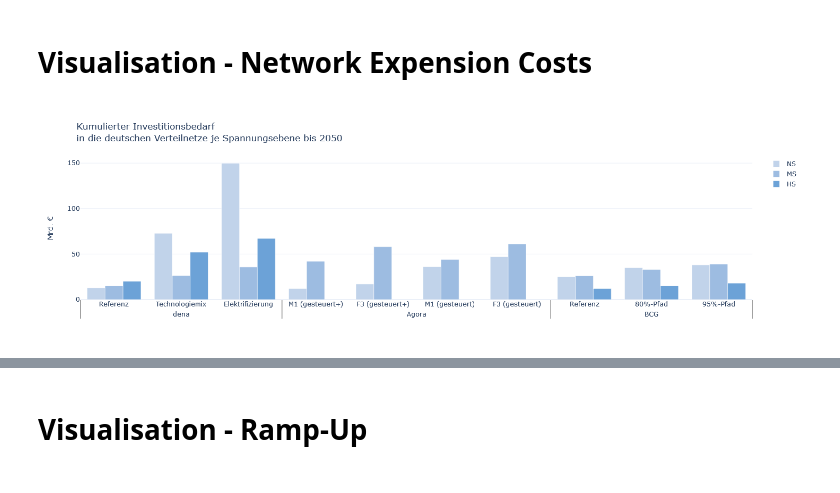
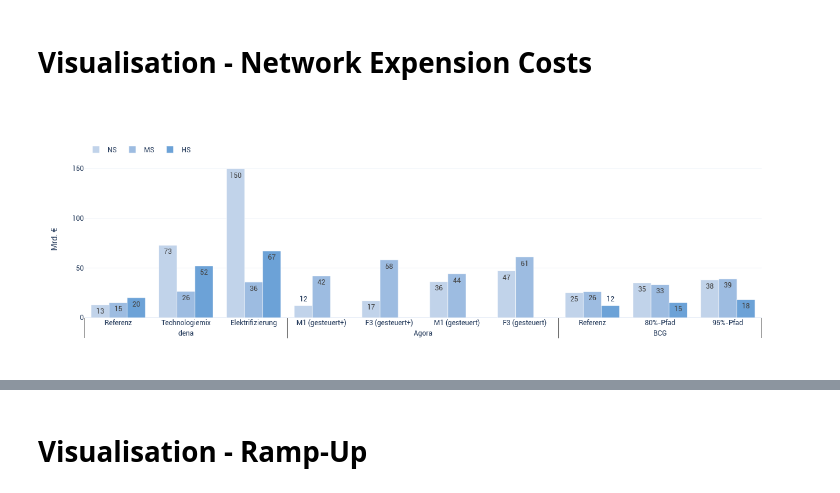
Before and after one commit to pablogallardoruiz/vis-recherche, a Jupyter notebook: python/vis_studyData.ipynb, the cells around one changed output, grey strips where cells are left out. Saved outputs shown, nothing was run; the diff lists cells and outputs as text; code cells hidden in the pictures.

Commit message:
simpliefied plot functions added box plot LP per EPkw

```diff
--- a/python/vis_studyData.ipynb
+++ b/python/vis_studyData.ipynb
@@ -37,51 +94,43 @@ width_ppt = 17.64
 df_DS_CAPEX = pd.read_excel(DataPath + 'DS_CAPEX.xlsx', parse_dates=[2], index_col=[0,1,2])
 # %%
 df_DS_CAPEX_2050 = df_DS_CAPEX.loc[:,:,'2050-01-01']
-# %%
-RLI_CMAP_CORPORATE_DESIGN = ['rgba(000, 046, 080, 1.0)',
-                             'rgba(051, 088, 115, 1.0)',
-                             'rgba(102, 130, 150, 1.0)',
-                             'rgba(153, 171, 185, 1.0)',
-                             'rgba(204, 213, 220, 1.0)']
-RLI_CMAP_PRES = ['rgba(193, 211, 234, 1.0)',
-                 'rgba(157, 188, 225, 1.0)',
-                 'rgba(108, 162, 215, 1.0)',
-                 'rgba(083, 142, 196, 1.0)',
-                 'rgba(072, 124, 172, 1.0)',
-                 'rgba(058, 101, 141, 1.0)']
 # %%
 xlabels = [list(df_DS_CAPEX_2050.index.get_level_values(0)),
            list(df_DS_CAPEX_2050.index.get_level_values(1)),
            df_DS_CAPEX_2050.index]
 
 fig = go.Figure()
 
 for idx, voltage in enumerate(df_DS_CAPEX_2050.columns):
     fig.add_trace(
         go.Bar(
             y=df_DS_CAPEX_2050[voltage],
             x=xlabels,
             name=voltage,
             showlegend=True,
-            marker_color=RLI_CMAP_PRES[idx]
+            marker_color=RLI_CMAP_PRES[idx],
+            text=df_DS_CAPEX_2050[voltage],
+            textposition='auto',
+            textangle=0,
+            texttemplate='%{text:.0f}',
         )
     )
 
 fig.update_layout(
+    xaxis=xaxis,
     yaxis=dict(
         titlefont_size=16,
         tickfont_size=12,
         title="Mrd. €",
         showspikes=True),
-    title_text='Kumulierter Investitionsbedarf<br>in die deutschen Verteilnetze je Spannungsebene bis 2050',
+    legend=toplegend,
     template='plotly_white',
 )
 
-fig.write_image(
-    "images/DS-CAPEX.svg",
-    width = width_ppt*ppcm,
-)
-fig.write_html("images/DS-CAPEX.html")
+WriteLMR("DS-CAPEX")
+
+WriteRoboto("DS-CAPEX")
+
 fig.show()
 # %% [output]
-[figure, old version]
+[figure, new version]
```
Also changed, not shown: parts of 33 cells of this notebook.
